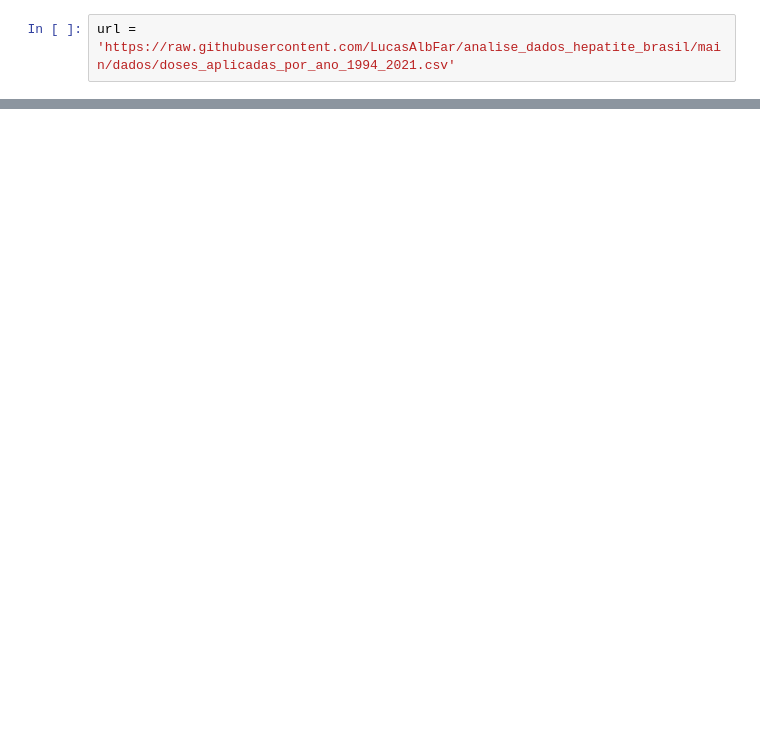
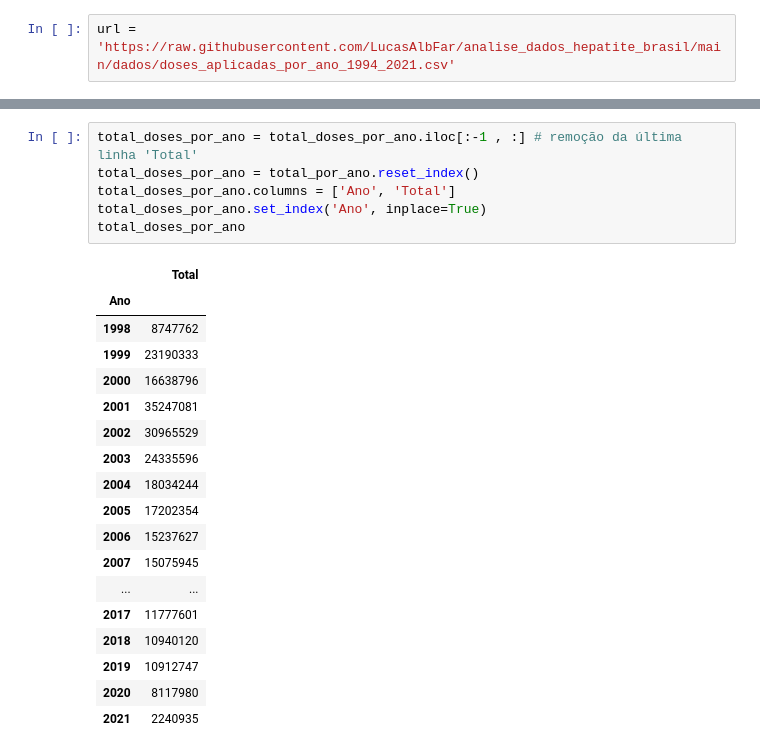
Before and after one commit to LucasAlbFar/analise_dados_hepatite_brasil, a Jupyter notebook: notebooks/main.ipynb, the cells around one changed output, grey strips where cells are left out. Drawn from its saved outputs; the diff is of its cells as text; blank space fills up the shorter version.

```diff
--- a/notebooks/main.ipynb
+++ b/notebooks/main.ipynb
@@ -47,0 +65,25 @@ doses_aplicadas
+# %%
+total_doses_por_ano = total_doses_por_ano.iloc[:-1 , :] # remoção da última linha 'Total'
+total_doses_por_ano = total_por_ano.reset_index()
+total_doses_por_ano.columns = ['Ano', 'Total']
+total_doses_por_ano.set_index('Ano', inplace=True)
+total_doses_por_ano
+# %% [output]
+|  | Total |
+| Ano |  |
+| 1998 | 8747762 |
+| 1999 | 23190333 |
+| 2000 | 16638796 |
+| 2001 | 35247081 |
+| 2002 | 30965529 |
+| 2003 | 24335596 |
+| 2004 | 18034244 |
+| 2005 | 17202354 |
+| 2006 | 15237627 |
+| 2007 | 15075945 |
+| ... | ... |
+| 2017 | 11777601 |
+| 2018 | 10940120 |
+| 2019 | 10912747 |
+| 2020 | 8117980 |
+| 2021 | 2240935 |
```
Also changed, not shown: parts of 15 cells of this notebook.
